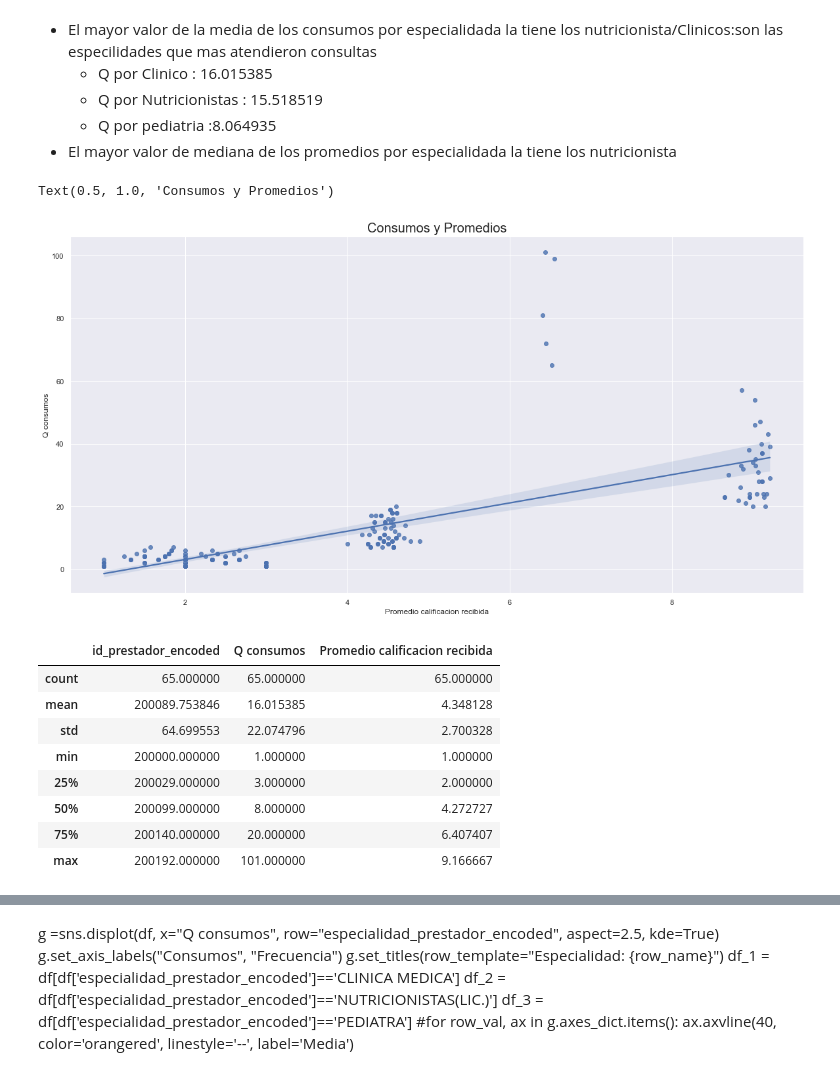
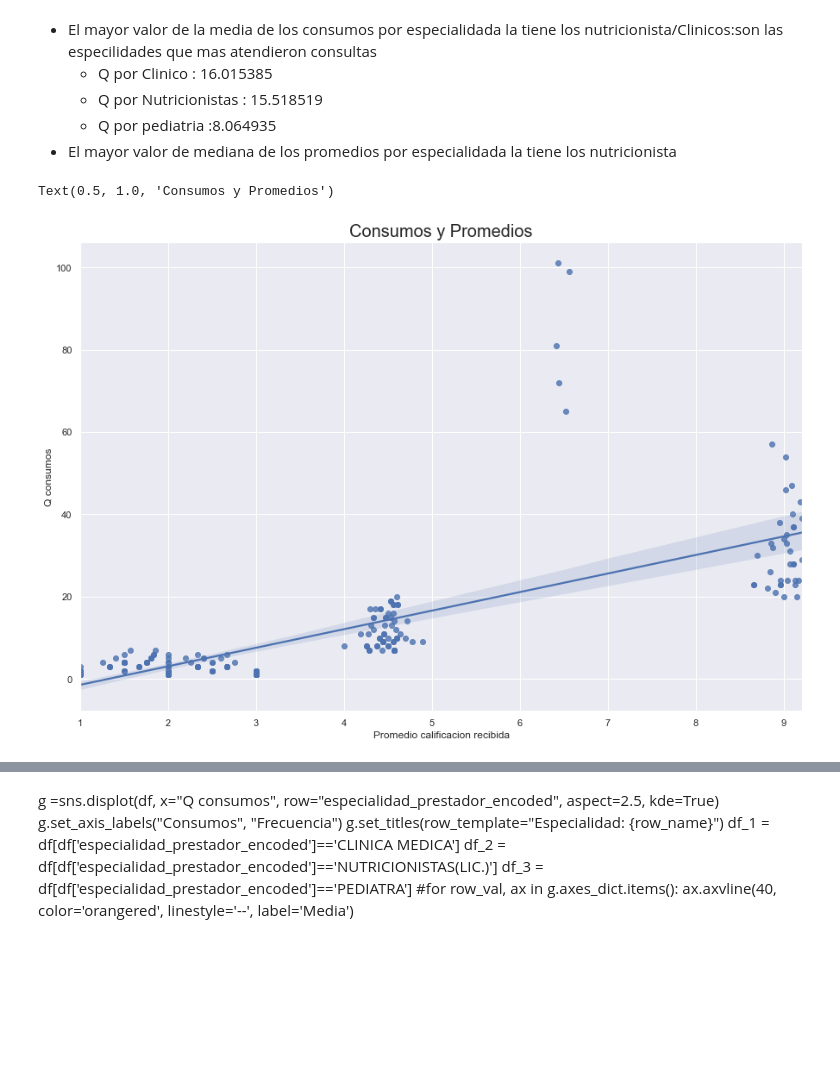
Before and after one commit to JuanMajul/Mentoria_DiploDatos2021, a Jupyter notebook: Analisis_Oferta.ipynb, the cells around one changed output, grey strips where cells are left out. Cells and saved outputs as stored; diff of their text form; code cells hidden in the pictures; blank space fills up the shorter version.

```diff
--- a/Analisis_Oferta.ipynb
+++ b/Analisis_Oferta.ipynb
@@ -18,6 +19,6 @@ import ptitprince as pt
 # %%
-df=pd.read_csv('.\Data\Dataset_oferta.csv',sep=';')
-df.head(5)
+df_1=pd.read_csv('.\Data\Dataset_oferta.csv',sep=';')
+df_1.head(5)
 # %% [output]
 |  | id_prestador_encoded | especialidad_prestador_encoded | descripcion_practica_encoded | Q consumos | Promedio calificacion recibida |
 | 0 | 200030 | CLINICA MEDICA | ATENCION ON LINE COVID19 | 1 | 2 |
@@ -197,25 +207,16 @@ plt.show()
   *  Q por pediatria :8.064935
 * El mayor valor de mediana de los promedios por especialidada la tiene los nutricionista
 # %%
-plt.figure(figsize=(20,10))
+plt.figure(figsize=(15,10))
 sns.regplot(x=df["Promedio calificacion recibida"], y=df["Q consumos"],data=df,dropna = True)
+plt.savefig('filename_2.png')
 plt.title("Consumos y Promedios",fontsize=20)
 # %% [output]
 Text(0.5, 1.0, 'Consumos y Promedios')
-[figure, old version]
+[figure, new version]
 # %%
 sns.pairplot(data=df,y_vars=df["Q consumos"] ,x_vars=df["Promedio calificacion recibida"],aspect=2, height=4)
 # %%
 pd.DataFrame(df[df['especialidad_prestador_encoded']=='CLINICA MEDICA'].describe())
-# %% [output]
-|  | id_prestador_encoded | Q consumos | Promedio calificacion recibida |
-| count | 65.000000 | 65.000000 | 65.000000 |
-| mean | 200089.753846 | 16.015385 | 4.348128 |
-| std | 64.699553 | 22.074796 | 2.700328 |
-| min | 200000.000000 | 1.000000 | 1.000000 |
-| 25% | 200029.000000 | 3.000000 | 2.000000 |
-| 50% | 200099.000000 | 8.000000 | 4.272727 |
-| 75% | 200140.000000 | 20.000000 | 6.407407 |
-| max | 200192.000000 | 101.000000 | 9.166667 |
 # %%
 pd.DataFrame(df[df['especialidad_prestador_encoded']=='NUTRICIONISTAS(LIC.)'].describe())
```
Also changed, not shown: parts of 11 cells of this notebook, 1 other file.
